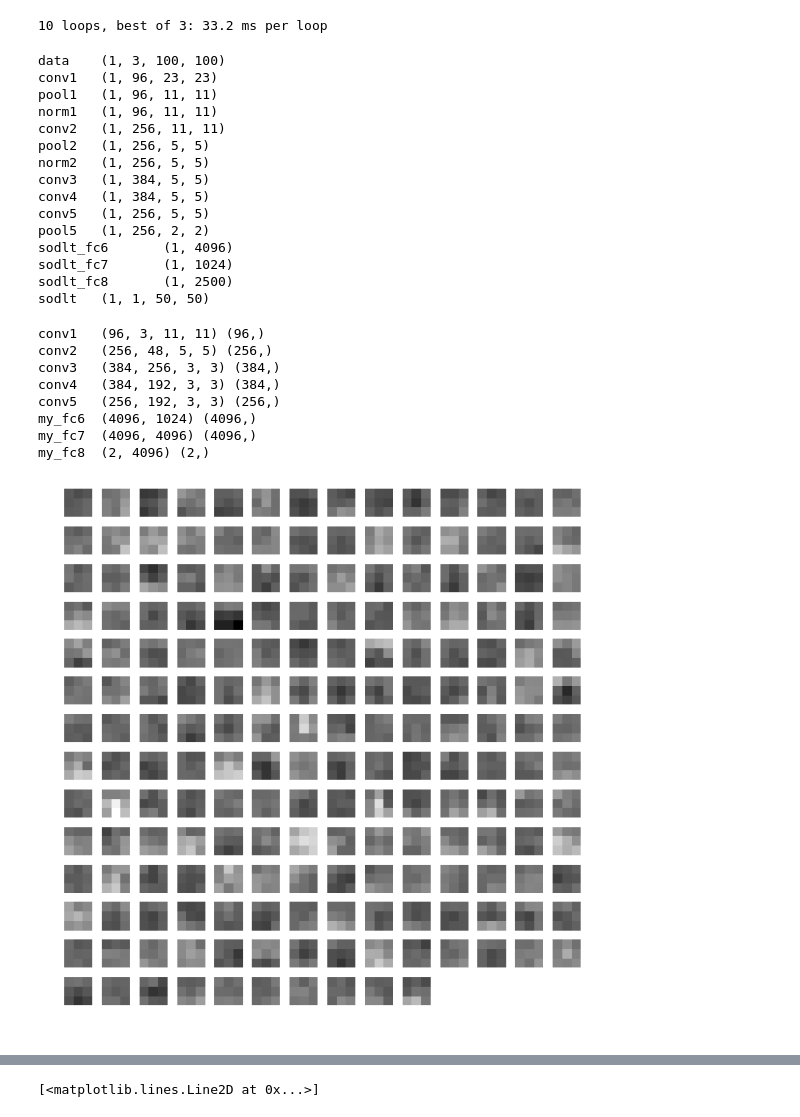
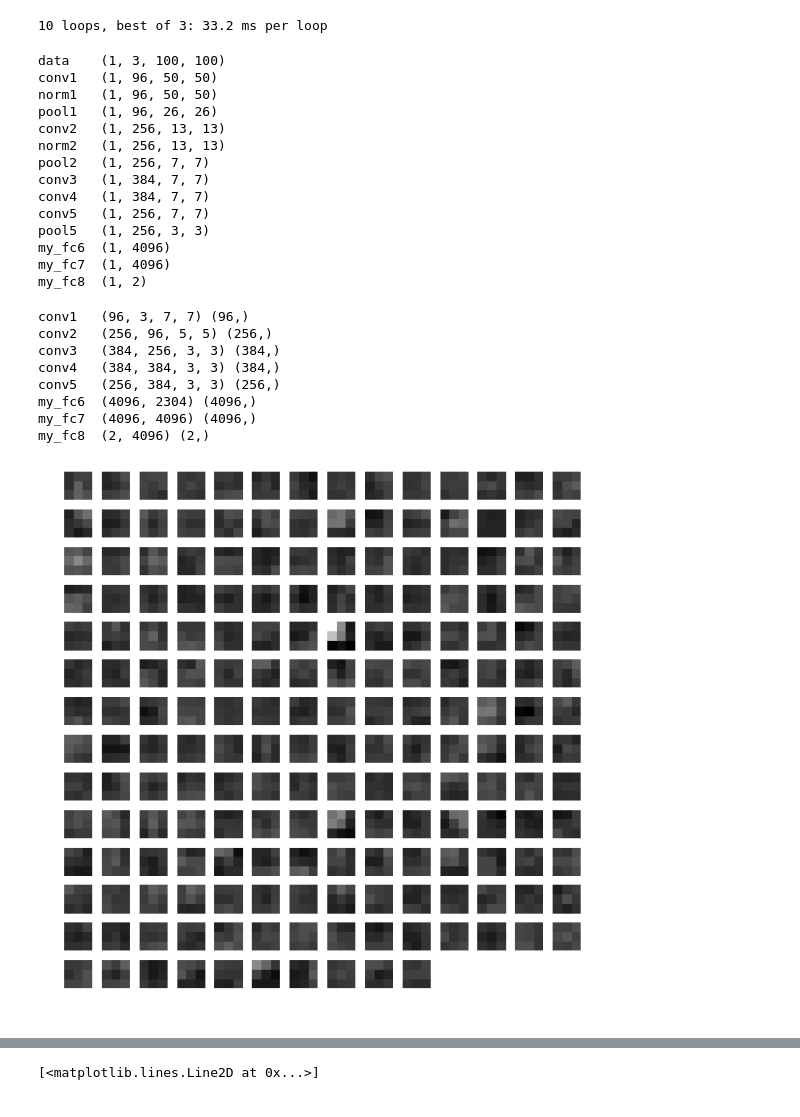
Before and after one commit to BrotherJing/CNN_tabletennis, a Jupyter notebook: classifier.ipynb, the cells around one changed output, grey strips where cells are left out. Drawn from its saved outputs; the diff is of its cells as text; code cells hidden in the pictures.

```diff
--- a/classifier.ipynb
+++ b/classifier.ipynb
@@ -19,10 +19,10 @@ import caffe
 # %%
 PATCH_SIZE = 227
 
-#WEIGHTS_FILE = '/home/jing/Documents/CNN_tabletennis/example_classifier_iter_10000.caffemodel'
-WEIGHTS_FILE = '/home/jing/Documents/CNN_tabletennis/example_sodlt_iter_10000.caffemodel'
-#DEPLOY_FILE = '/home/jing/Documents/CNN_tabletennis/models/classifier_deploy.prototxt'
-DEPLOY_FILE = '/home/jing/Documents/CNN_tabletennis/models/sodlt_deploy.prototxt'
+WEIGHTS_FILE = '/home/jing/Documents/CNN_tabletennis/example_classifier_iter_10000.caffemodel.old'
+#WEIGHTS_FILE = '/home/jing/Documents/CNN_tabletennis/classifier_vgg_iter_10000.caffemodel'
+DEPLOY_FILE = '/home/jing/Documents/CNN_tabletennis/models/classifier_deploy.prototxt'
+#DEPLOY_FILE = '/home/jing/Documents/CNN_tabletennis/models/classifier_vgg_deploy.prototxt'
 MEAN_FILE = '/home/jing/Documents/CNN_tabletennis/data/mean.npy'
 # %%
 mu = np.load(MEAN_FILE)
@@ -41,6 +41,6 @@ transformer.set_channel_swap('data', (2,1,0))#RGB to BGR
 # %%
-img_name = '/home/jing/Documents/TableTennis/TableTennis/build/tabletennis_test/0015R027801.jpg'
-prob_name = '/home/jing/Documents/TableTennis/TableTennis/build/tabletennis_test/0015R027801.prob.jpg'
+img_name = '/home/jing/Documents/TableTennis/TableTennis/build/tabletennis_test/0015R024700.jpg'
+prob_name = '/home/jing/Documents/TableTennis/TableTennis/build/tabletennis_test/0015R024700.prob.jpg'
 
 #batch_size = net.blobs['data'].data.shape[0]
 
@@ -68,19 +67,0 @@ class score:  [ 1.53775132  0.77640557]
-# %%
-transformed_image = transformer.preprocess('data', image)
-net.blobs['data'].data[0,...] = transformed_image
-
-output = net.forward()
-
-sodlt = output['sodlt'][0]
-sodlt = 1/(1+np.exp(-sodlt[0]))
-print np.min(sodlt), np.max(sodlt)
-
-plt.subplot(1, 3, 1)
-plt.imshow(image); plt.axis('off')
-
-plt.subplot(1, 3, 2)
-plt.imshow(sodlt); plt.axis('off')
-plt.subplot(1, 3, 3)
-
-prob = caffe.io.load_image(prob_name)
-plt.imshow(prob); plt.axis('off')
@@ -100,30 +77,29 @@ for layer_name, blob in net.blobs.iteritems():
     print layer_name + '\t' + str(blob.data.shape)
 # %% [output]
 data    (1, 3, 100, 100)
-conv1   (1, 96, 23, 23)
-pool1   (1, 96, 11, 11)
-norm1   (1, 96, 11, 11)
-conv2   (1, 256, 11, 11)
-pool2   (1, 256, 5, 5)
-norm2   (1, 256, 5, 5)
-conv3   (1, 384, 5, 5)
-conv4   (1, 384, 5, 5)
-conv5   (1, 256, 5, 5)
-pool5   (1, 256, 2, 2)
-sodlt_fc6       (1, 4096)
-sodlt_fc7       (1, 1024)
-sodlt_fc8       (1, 2500)
-sodlt   (1, 1, 50, 50)
+conv1   (1, 96, 50, 50)
+norm1   (1, 96, 50, 50)
+pool1   (1, 96, 26, 26)
+conv2   (1, 256, 13, 13)
+norm2   (1, 256, 13, 13)
+pool2   (1, 256, 7, 7)
+conv3   (1, 384, 7, 7)
+conv4   (1, 384, 7, 7)
+conv5   (1, 256, 7, 7)
+pool5   (1, 256, 3, 3)
+my_fc6  (1, 4096)
+my_fc7  (1, 4096)
+my_fc8  (1, 2)
 # %%
 for layer_name, param in net.params.iteritems():
     print layer_name + '\t' + str(param[0].data.shape), str(param[1].data.shape)
 # %% [output]
-conv1   (96, 3, 11, 11) (96,)
-conv2   (256, 48, 5, 5) (256,)
+conv1   (96, 3, 7, 7) (96,)
+conv2   (256, 96, 5, 5) (256,)
 conv3   (384, 256, 3, 3) (384,)
-conv4   (384, 192, 3, 3) (384,)
-conv5   (256, 192, 3, 3) (256,)
-my_fc6  (4096, 1024) (4096,)
+conv4   (384, 384, 3, 3) (384,)
+conv5   (256, 384, 3, 3) (256,)
+my_fc6  (4096, 2304) (4096,)
 my_fc7  (4096, 4096) (4096,)
 my_fc8  (2, 4096) (2,)
 # %%
@@ -149,12 +125,12 @@ def vis_square(data):
 # %%
 # the parameters are a list of [weights, biases]
 #filters = net.params['conv1'][0].data
 #vis_square(filters.transpose(0, 2, 3, 1))
-filters = net.params['conv5'][0].data
+filters = net.params['conv4'][0].data
 vis_square(filters[1])
 #print filters[4][3]
 # %% [output]
-[figure, old version]
+[figure, new version]
 # %%
 feat = net.blobs['conv4'].data[0, :36]
 vis_square(feat)
```
Also changed, not shown: parts of 7 cells of this notebook, 16 other files.
